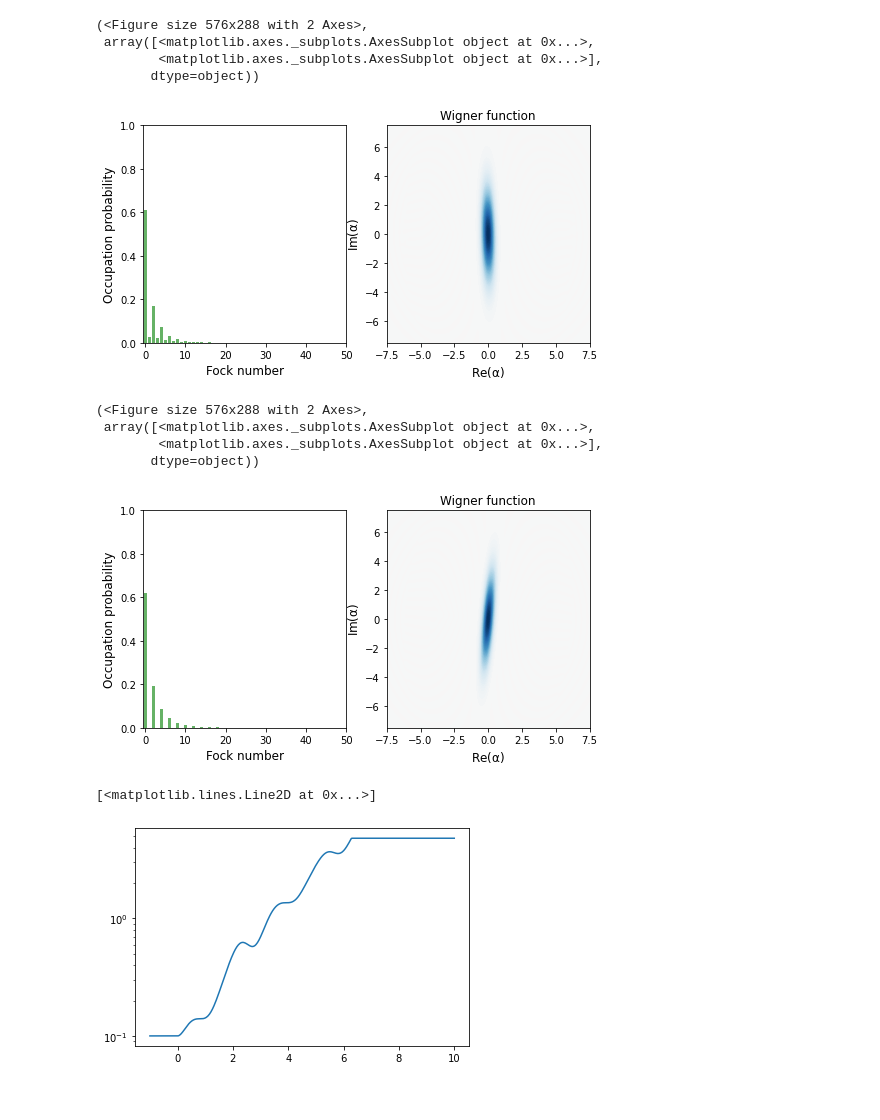
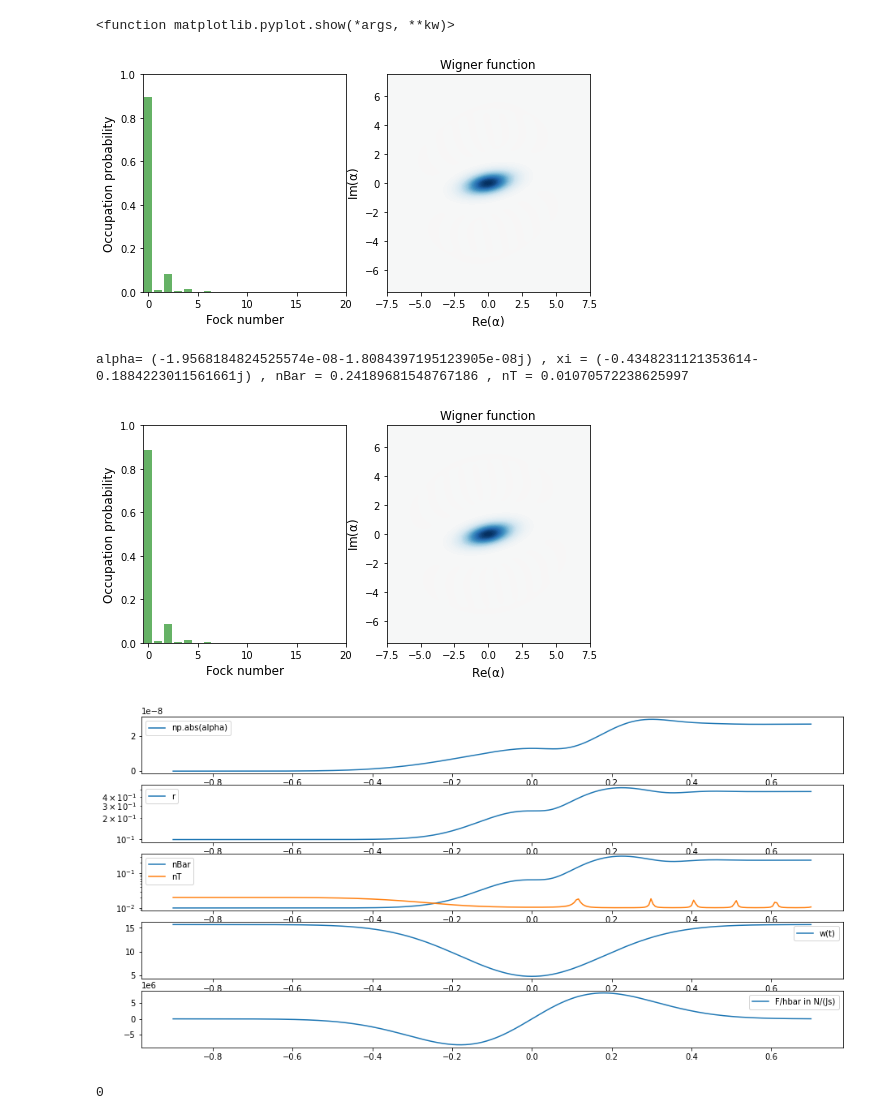
Before and after one commit to R-Thomm/Robin-Master, a Jupyter notebook: squeezed.ipynb, the cells around one changed output. Drawn from its saved outputs; the diff is of its cells as text; code cells hidden in the pictures.

```diff
--- a/squeezed.ipynb
+++ b/squeezed.ipynb
@@ -69,47 +67,29 @@ result = resultQ
 psi = result.states[-1]
 
 plot_wigner_fock_distribution(psi)
+plt.show
 # %% [output]
-(<Figure size 576x288 with 2 Axes>,
- array([<matplotlib.axes._subplots.AxesSubplot object at 0x...>,
-        <matplotlib.axes._subplots.AxesSubplot object at 0x...>],
-       dtype=object))
+<function matplotlib.pyplot.show(*args, **kw)>
-[figure, old version]
+[figure, new version]
 # %%
-alpha, xi, nBar, nCS, nT = getParams(psi)
+alpha, xi, nBar, nT = getParams(psi)
 
-# print('alpha=', alpha, ', xi =', xi, ', nBar =', nBar, ', nCS =', nCS, ', nT =', nT)
+# psiT = squeeze(n, np.conj(xi)).dag()*displace(n, alpha).dag()*psi*displace(n, alpha)*squeeze(n, np.conj(xi))
+
+# nT = expect(num(20), psiT)
+
+print('alpha=', alpha, ', xi =', xi, ', nBar =', nBar, ', nT =', nT)
 
 psi1 = displace(n, alpha)*squeeze(n, xi)*thermal_dm(n, nT)*squeeze(n, xi).dag()*displace(n, alpha).dag()
 plot_wigner_fock_distribution(psi1)
+plt.show()
 # %% [output]
-(<Figure size 576x288 with 2 Axes>,
- array([<matplotlib.axes._subplots.AxesSubplot object at 0x...>,
-        <matplotlib.axes._subplots.AxesSubplot object at 0x...>],
-       dtype=object))
+alpha= (-1.9568184824525574e-08-1.8084397195123905e-08j) , xi = (-0.4348231121353614-0.1884223011561661j) , nBar = 0.24189681548767186 , nT = 0.01070572238625997
-[figure, old version]
+[figure, new version]
-# %%
-result = resultP
-times = timesP
-
-# alphaL, xiL, nBarL, nCSL, nTL = getParams(result.states)
-
-# varX = expect(x*x.dag(), result.states)
-# varP = expect(p*p.dag(), result.states)
-# plt.plot(times, alphaL, label = "variance of x")
-# plt.plot(times, varP, label = "variance of p")
-masterList = [[],[],[],[],[]]
-for psi in result.states:
-    alpha, xi, nBar, nCS, nT = getParams(psi)
-    masterList[0].append(alpha)
-    masterList[1].append(np.abs(xi))
-    masterList[2].append(nBar)
-    masterList[3].append(nCS)
-    masterList[4].append(nT)
-
-plt.semilogy(times, masterList[2], label = "variance of x")
-# %% [output]
-[<matplotlib.lines.Line2D at 0x...>]
-[figure, removed]
+# %%
+plotResults(timesQ, resultQ, argsQ)
+# %% [output]
+[figure, added]
+0
 # %%
 # dimensionless position and momentum operators
```
Also changed, not shown: parts of 11 cells of this notebook, 1 other file.
